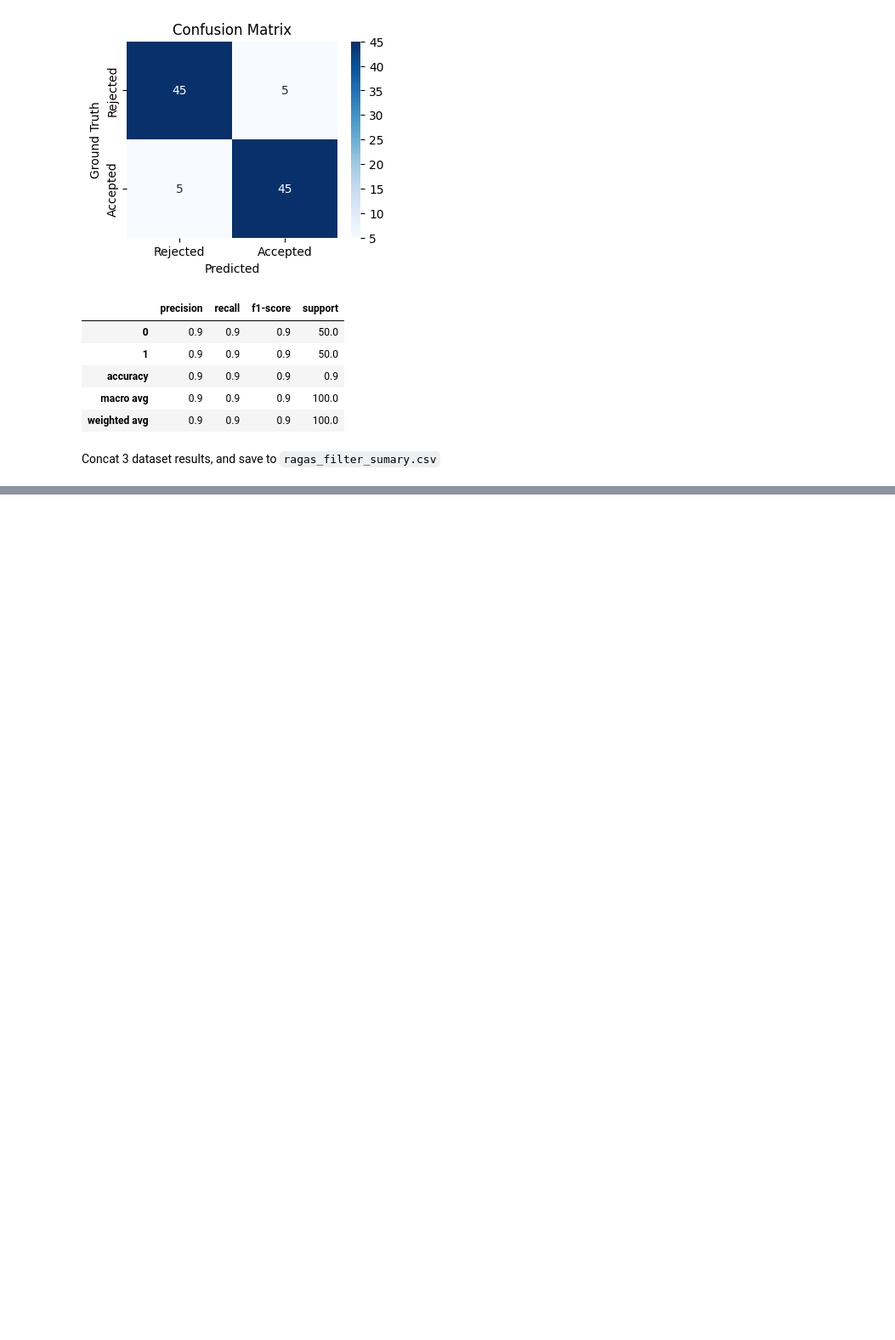
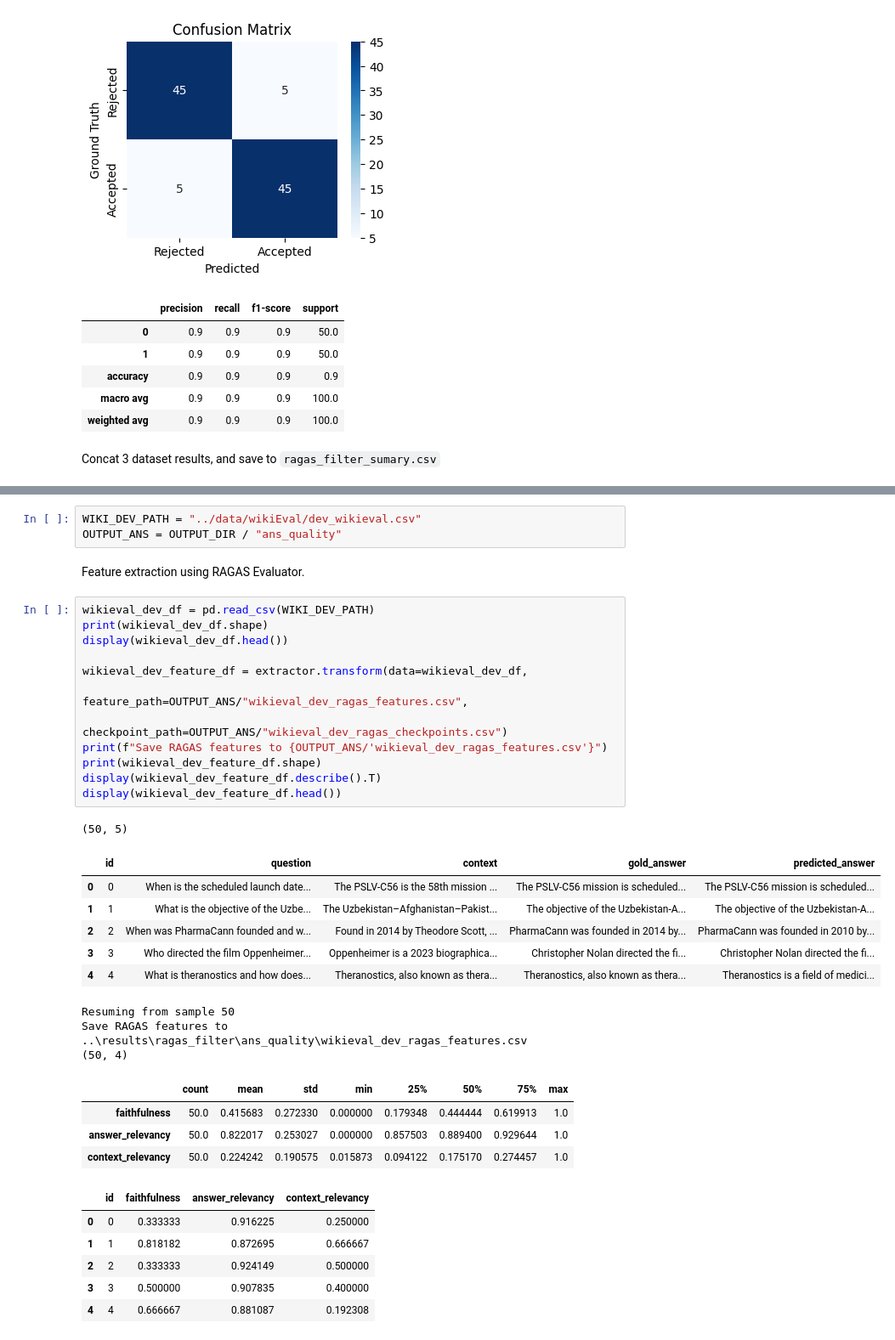
Before and after one commit to Htaaxx/ragas-evaluation, a Jupyter notebook: notebooks/filter-with-ragas.ipynb, the cells around one changed output, grey strips where cells are left out. Shown at 85% size. Cells and saved outputs as stored; diff of their text form; blank space fills up the shorter version.

```diff
--- a/notebooks/filter-with-ragas.ipynb
+++ b/notebooks/filter-with-ragas.ipynb
@@ -625,0 +647,38 @@ display(summary_df)
+# %%
+WIKI_DEV_PATH = "../data/wikiEval/dev_wikieval.csv"
+OUTPUT_ANS = OUTPUT_DIR / "ans_quality"
+# %% [markdown]
+Feature extraction using RAGAS Evaluator.
+# %%
+wikieval_dev_df = pd.read_csv(WIKI_DEV_PATH)
+print(wikieval_dev_df.shape)
+display(wikieval_dev_df.head())
+
+wikieval_dev_feature_df = extractor.transform(data=wikieval_dev_df,
+                                        feature_path=OUTPUT_ANS/"wikieval_dev_ragas_features.csv",
+                                        checkpoint_path=OUTPUT_ANS/"wikieval_dev_ragas_checkpoints.csv")
+print(f"Save RAGAS features to {OUTPUT_ANS/'wikieval_dev_ragas_features.csv'}")
+print(wikieval_dev_feature_df.shape)
+display(wikieval_dev_feature_df.describe().T)
+display(wikieval_dev_feature_df.head())
+# %% [output]
+(50, 5)
+|  | id | question | context | gold_answer | predicted_answer |
+| 0 | 0 | When is the scheduled launch date... | The PSLV-C56 is the 58th mission ... | The PSLV-C56 mission is scheduled... | The PSLV-C56 mission is scheduled... |
+| 1 | 1 | What is the objective of the Uzbe... | The Uzbekistan–Afghanistan–Pakist... | The objective of the Uzbekistan-A... | The objective of the Uzbekistan-A... |
+| 2 | 2 | When was PharmaCann founded and w... | Found in 2014 by Theodore Scott, ... | PharmaCann was founded in 2014 by... | PharmaCann was founded in 2010 by... |
+| 3 | 3 | Who directed the film Oppenheimer... | Oppenheimer is a 2023 biographica... | Christopher Nolan directed the fi... | Christopher Nolan directed the fi... |
+| 4 | 4 | What is theranostics and how does... | Theranostics, also known as thera... | Theranostics, also known as thera... | Theranostics is a field of medici... |
+Resuming from sample 50
+Save RAGAS features to ..\results\ragas_filter\ans_quality\wikieval_dev_ragas_features.csv
+(50, 4)
+|  | count | mean | std | min | 25% | 50% | 75% | max |
+| faithfulness | 50.0 | 0.415683 | 0.272330 | 0.000000 | 0.179348 | 0.444444 | 0.619913 | 1.0 |
+| answer_relevancy | 50.0 | 0.822017 | 0.253027 | 0.000000 | 0.857503 | 0.889400 | 0.929644 | 1.0 |
+| context_relevancy | 50.0 | 0.224242 | 0.190575 | 0.015873 | 0.094122 | 0.175170 | 0.274457 | 1.0 |
+|  | id | faithfulness | answer_relevancy | context_relevancy |
+| 0 | 0 | 0.333333 | 0.916225 | 0.250000 |
+| 1 | 1 | 0.818182 | 0.872695 | 0.666667 |
+| 2 | 2 | 0.333333 | 0.924149 | 0.500000 |
+| 3 | 3 | 0.500000 | 0.907835 | 0.400000 |
+| 4 | 4 | 0.666667 | 0.881087 | 0.192308 |
```
Also changed, not shown: parts of 16 cells of this notebook, 25 other files.
